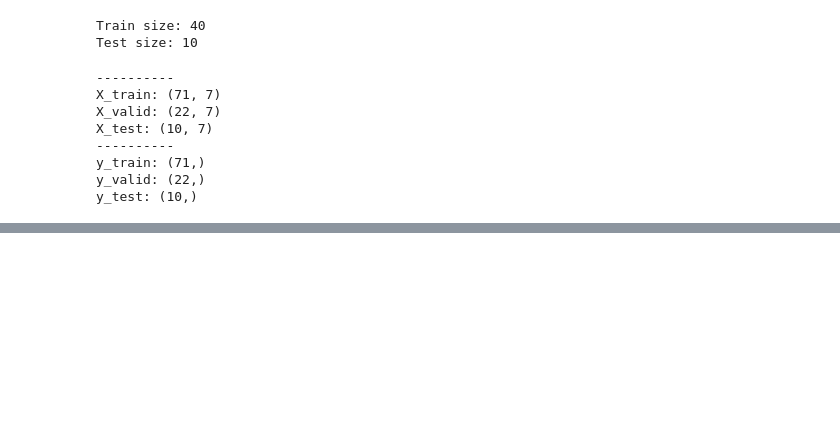
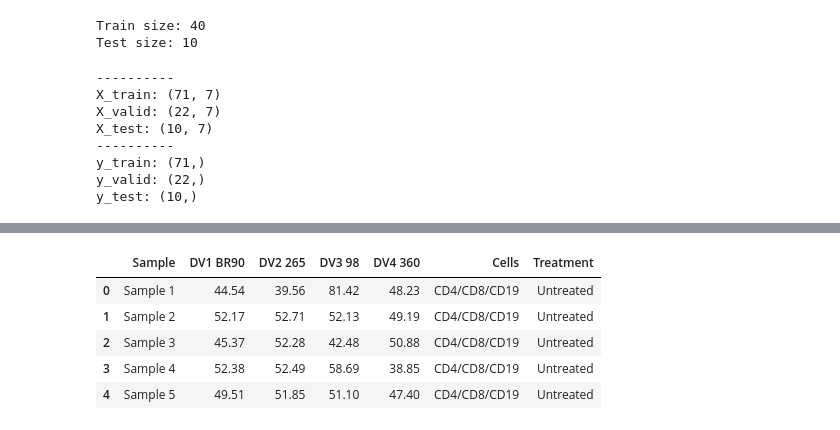
Before and after one commit to Laboratorio-de-Analise-de-Dados/disciplina_python_ml, a Jupyter notebook: dev/script/aulas_teoricas/04-aula-06-divisão de dados_2026-07-14.ipynb, the cells around one changed output, grey strips where cells are left out. Cells and saved outputs as stored; diff of their text form; code cells hidden in the pictures; blank space fills up the shorter version.

```diff
--- a/dev/script/aulas_teoricas/04-aula-06-divisão de dados_2026-07-14.ipynb
+++ b/dev/script/aulas_teoricas/04-aula-06-divisão de dados_2026-07-14.ipynb
@@ -283,0 +361,11 @@ y_test: (10,)
+# %%
+df_cells = load('./data/06_aula_df_cells')
+
+df_cells.head()
+# %% [output]
+|  | Sample | DV1 BR90 | DV2 265 | DV3 98 | DV4 360 | Cells | Treatment |
+| 0 | Sample 1 | 44.54 | 39.56 | 81.42 | 48.23 | CD4/CD8/CD19 | Untreated |
+| 1 | Sample 2 | 52.17 | 52.71 | 52.13 | 49.19 | CD4/CD8/CD19 | Untreated |
+| 2 | Sample 3 | 45.37 | 52.28 | 42.48 | 50.88 | CD4/CD8/CD19 | Untreated |
+| 3 | Sample 4 | 52.38 | 52.49 | 58.69 | 38.85 | CD4/CD8/CD19 | Untreated |
+| 4 | Sample 5 | 49.51 | 51.85 | 51.10 | 47.40 | CD4/CD8/CD19 | Untreated |
```
Also changed, not shown: parts of 8 cells of this notebook, 14 other files.
